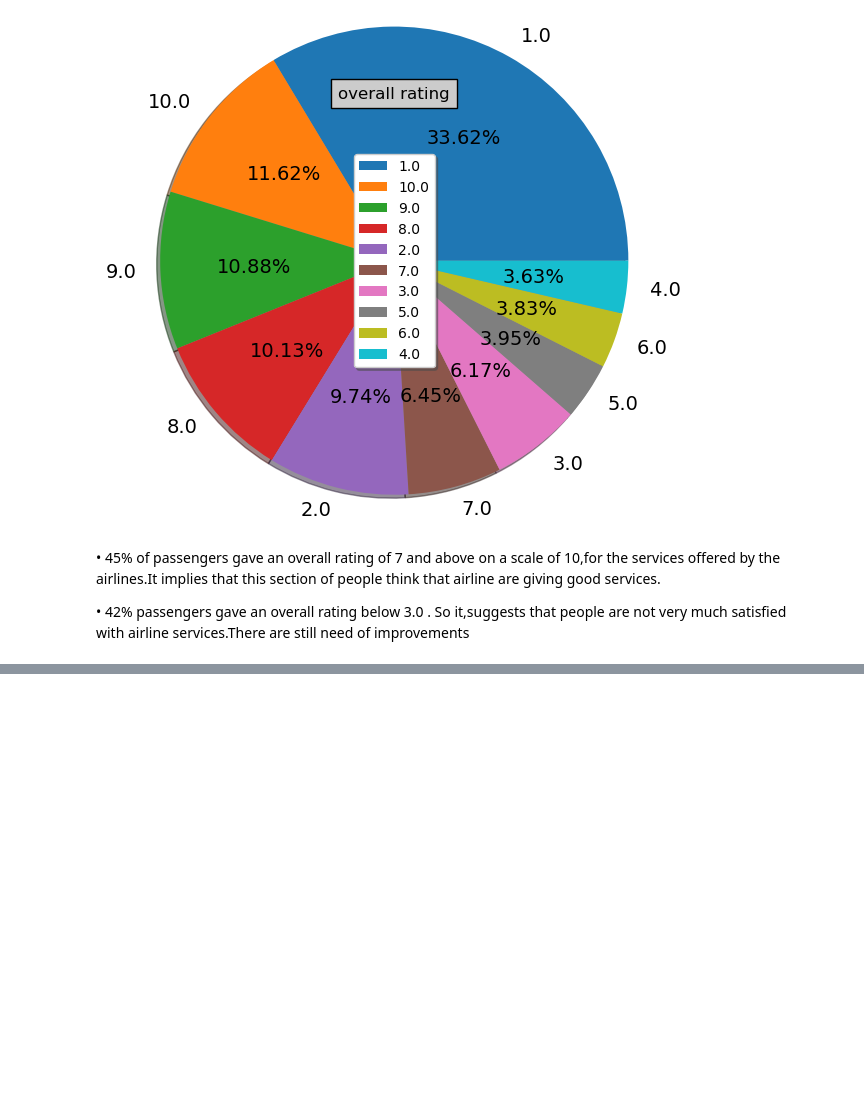
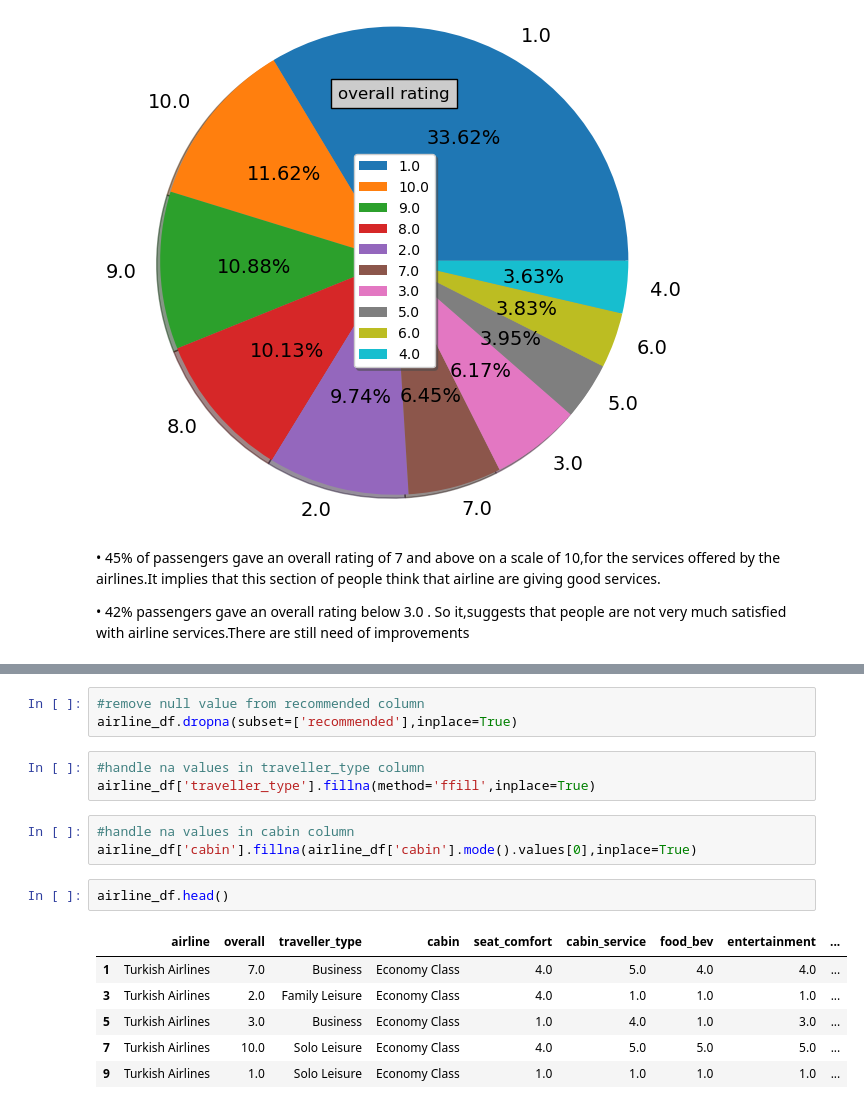
Before and after one commit to Siddharth3271/Airline-Passenger-Refferal-Prediction, a Jupyter notebook: code.ipynb, the cells around one changed output, grey strips where cells are left out. Drawn from its saved outputs; the diff is of its cells as text; blank space fills up the shorter version.

```diff
--- a/code.ipynb
+++ b/code.ipynb
@@ -527,0 +631,18 @@ Name: count, dtype: int64
+# %%
+#remove null value from recommended column
+airline_df.dropna(subset=['recommended'],inplace=True)
+# %%
+#handle na values in traveller_type column
+airline_df['traveller_type'].fillna(method='ffill',inplace=True)
+# %%
+#handle na values in cabin column
+airline_df['cabin'].fillna(airline_df['cabin'].mode().values[0],inplace=True)
+# %%
+airline_df.head()
+# %% [output]
+|  | airline | overall | traveller_type | cabin | seat_comfort | cabin_service | food_bev | entertainment | ... |
+| 1 | Turkish Airlines | 7.0 | Business | Economy Class | 4.0 | 5.0 | 4.0 | 4.0 | ... |
+| 3 | Turkish Airlines | 2.0 | Family Leisure | Economy Class | 4.0 | 1.0 | 1.0 | 1.0 | ... |
+| 5 | Turkish Airlines | 3.0 | Business | Economy Class | 1.0 | 4.0 | 1.0 | 3.0 | ... |
+| 7 | Turkish Airlines | 10.0 | Solo Leisure | Economy Class | 4.0 | 5.0 | 5.0 | 5.0 | ... |
+| 9 | Turkish Airlines | 1.0 | Solo Leisure | Economy Class | 1.0 | 1.0 | 1.0 | 1.0 | ... |
```
Also changed, not shown: parts of 18 cells of this notebook.
